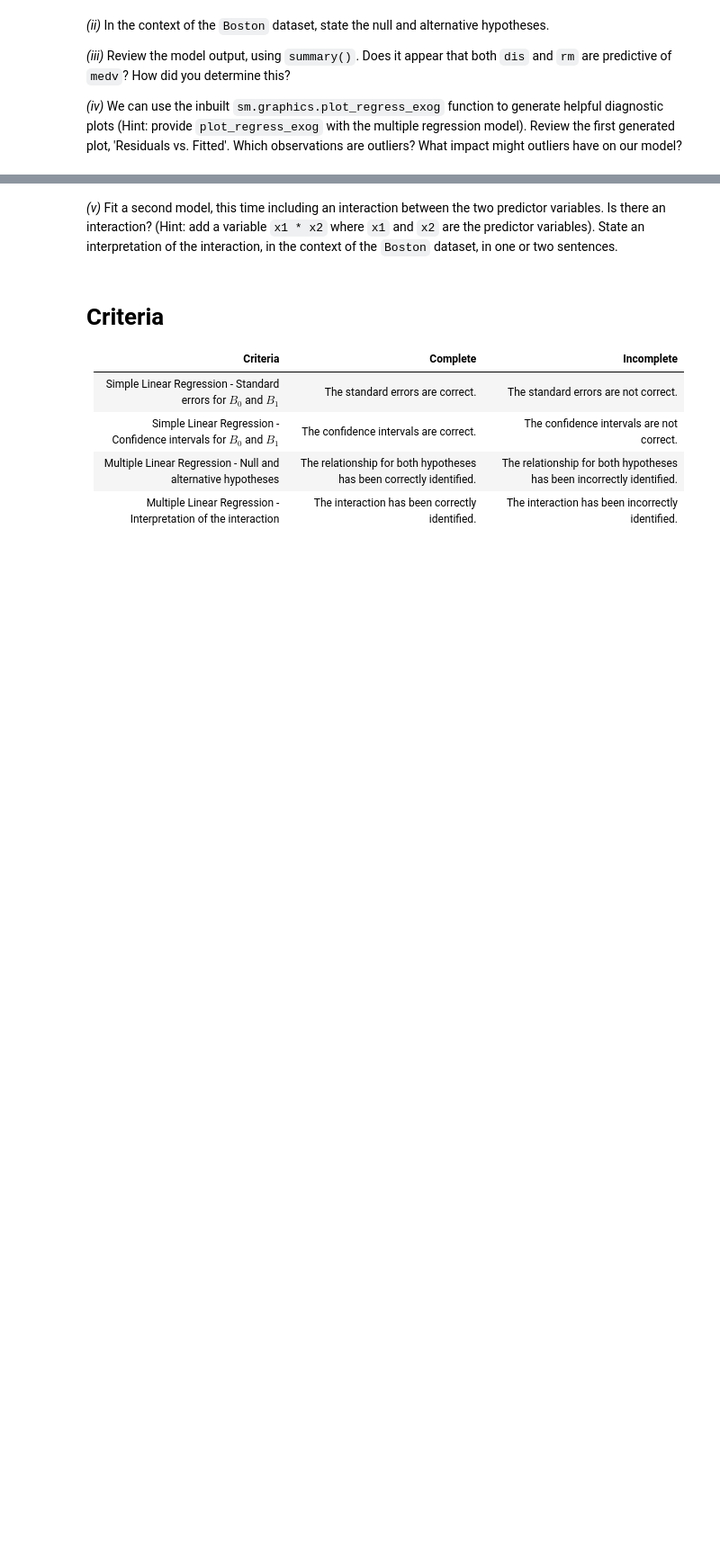
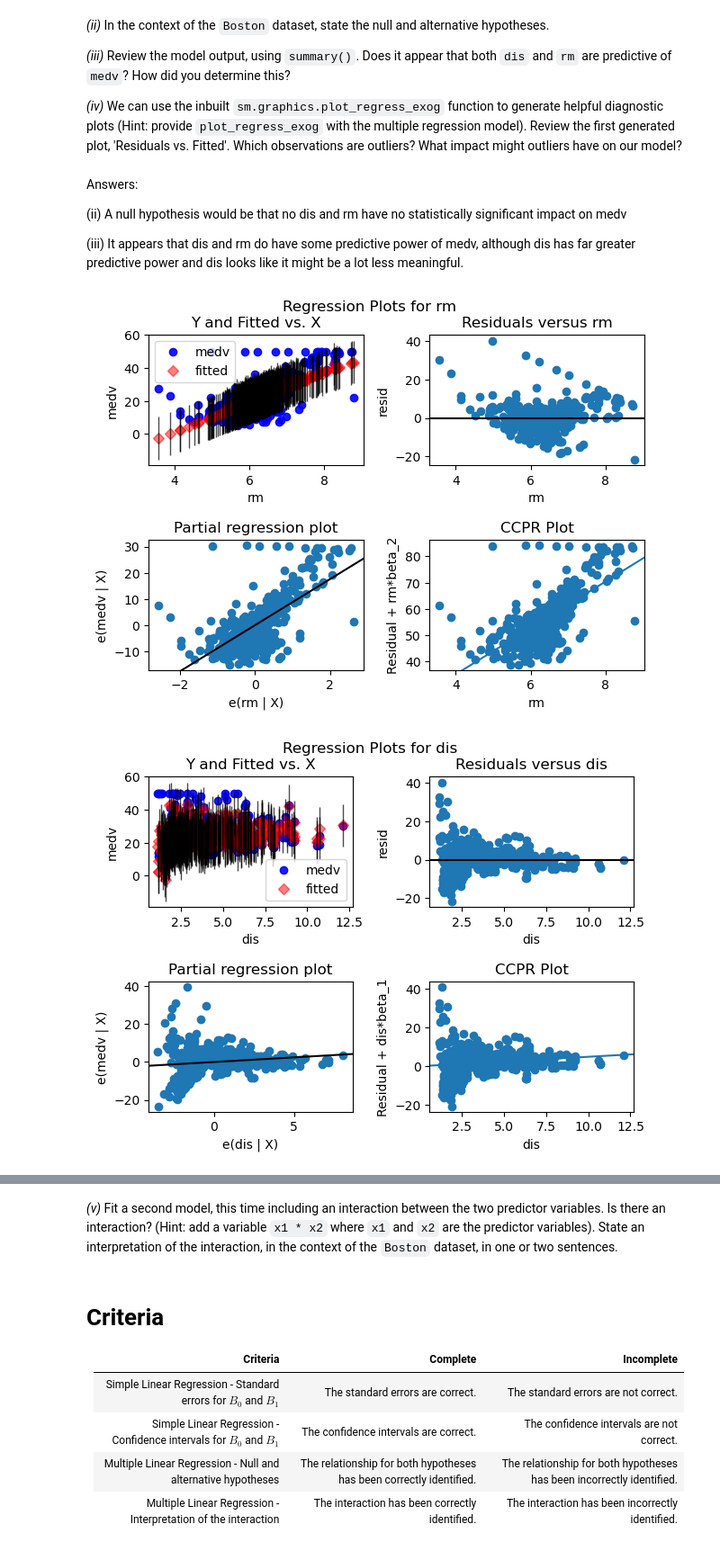
Before and after one commit to UofT-DSI/applying_statistical_concepts, a Jupyter notebook: 02_assignments/assignment_1.ipynb, the cells around one changed output, grey strips where cells are left out. Shown at 90% size. Drawn from its saved outputs; the diff is of its cells as text; code cells hidden in the pictures; blank space fills up the shorter version.

```diff
--- a/02_assignments/assignment_1.ipynb
+++ b/02_assignments/assignment_1.ipynb
@@ -74,5 +101,13 @@ _(iv)_ Now, let’s fit a simple regression model, using the general syntax `sm.
 # %%
 # Add your code here
+#X = sm.add_constant(pd.DataFrame({'intercept': np.ones(Boston.shape[0]),
+#                  'dis': Boston['dis']}), prepend = True, has_constant= 'add')
+
+X = sm.add_constant(dis, prepend=True, has_constant='skip')
+
+y = Boston['medv']
+model = sm.OLS(y, X)
+results = model.fit()
 # %% [markdown]
 Review your model output to answer the following questions (Hint: use the `summary` and `conf_int` functions):
 _(v)_ What are the _coefficient estimates_ for $B_0$ (intercept) and $B_1$ (slope)?
@@ -95,3 +157,9 @@ We'll continue to use the `Boston` dataset for this question.
 _(i)_ Fit a multiple linear regression, with two predictor variables: $X_1$ is `dis`, and $X_2$ is `rm`. As before, keep `medv` as the response variable Y. (Hint: use the syntax `sm.add_constant` with the appropriate arguments).
 # %%
 # Add your code here
+
+y = Boston['medv']
+X = sm.add_constant(MS(['dis','rm']).fit_transform(Boston), prepend=True, has_constant='skip')
+model1 = sm.OLS(y, X)
+results1 = model1.fit()
+summarize(results1)
@@ -101,5 +174,18 @@ _(ii)_ In the context of the `Boston` dataset, state the null and alternative hy
 _(iii)_ Review the model output, using `summary()`. Does it appear that both `dis` and `rm` are predictive of `medv`? How did you determine this?
 
 _(iv)_ We can use the inbuilt `sm.graphics.plot_regress_exog` function to generate helpful diagnostic plots (Hint: provide `plot_regress_exog` with the multiple regression model). Review the first generated plot, 'Residuals vs. Fitted'. Which observations are outliers? What impact might outliers have on our model?
+# %% [markdown]
+Answers:
+
+(ii) A null hypothesis would be that no dis and rm have no statistically significant impact on medv
+
+(iii) It appears that dis and rm do have some predictive power of medv, although dis has far greater predictive power and dis looks like it might be a lot less meaningful.
 # %%
-# Add your code here
+# Add your code here (iv)
+sm.graphics.plot_regress_exog(results1, 'dis')
+sm.graphics.plot_regress_exog(results1, 'rm')
+
+# it looks like there there are a significant number of outliers in the form of very expensive houses with few rooms. These outliers will raise the mean price of homes with 4 or 5 rooms
+# %% [output]
+[figure, added]
+[figure, added]
```
Also changed, not shown: parts of 8 cells of this notebook.
